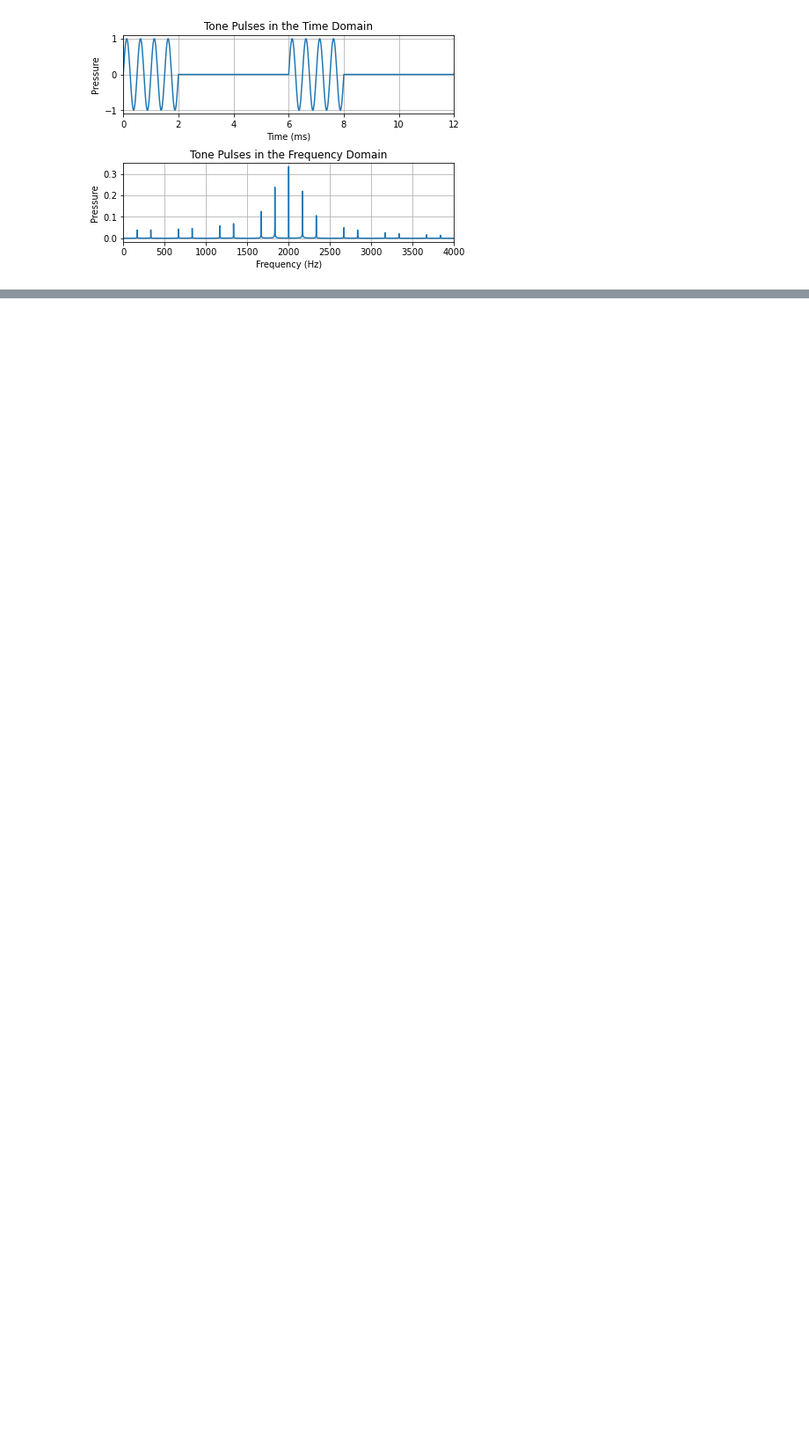
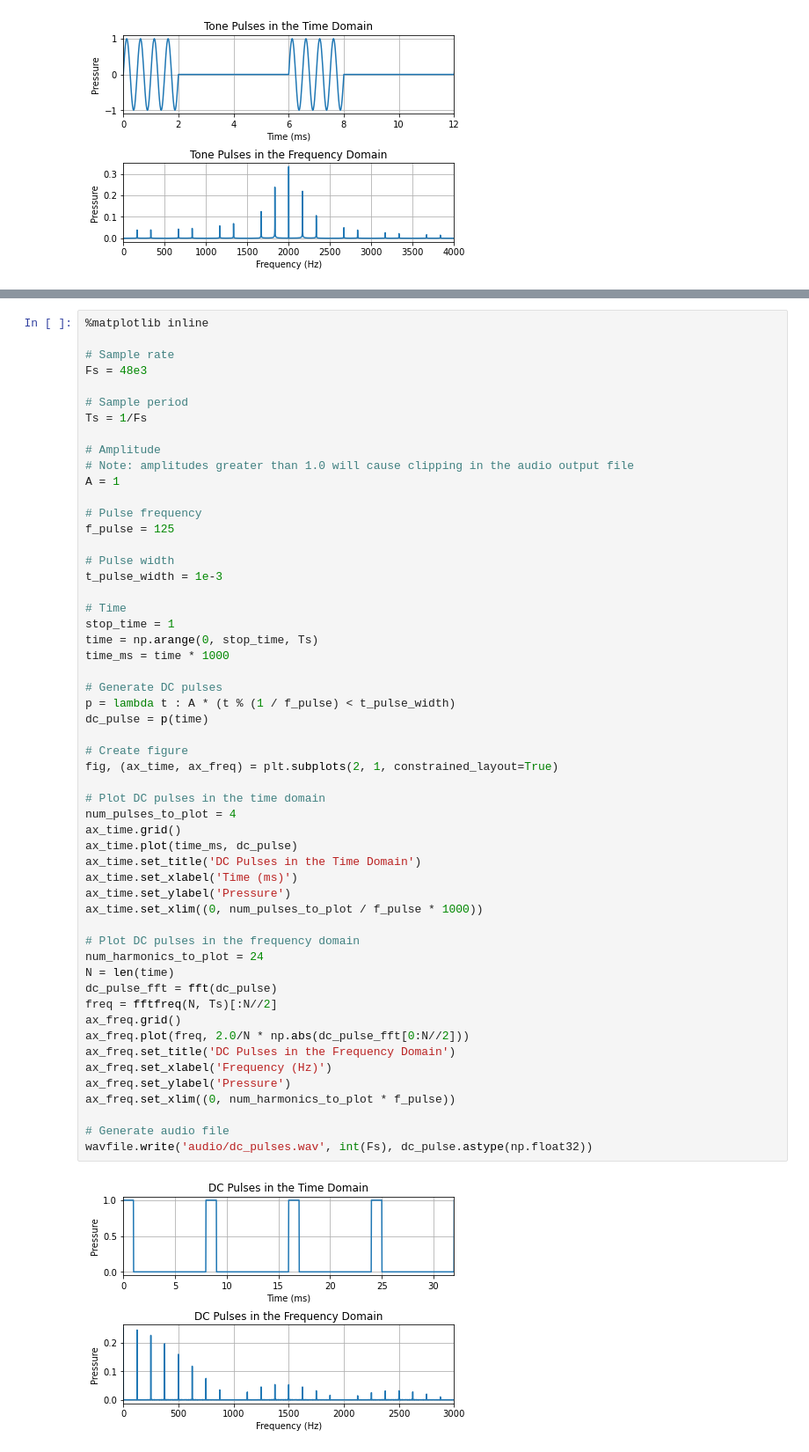
Before and after one commit to keatoncscheible/acoustics_101, a Jupyter notebook: acoustics_101.ipynb, the cells around one changed output, grey strips where cells are left out. Shown at 88% size. Drawn from its saved outputs; the diff is of its cells as text; blank space fills up the shorter version.

Commit message:
Added DC pulses info

```diff
--- a/acoustics_101.ipynb
+++ b/acoustics_101.ipynb
@@ -450,0 +475,56 @@ wavfile.write('audio/tone_pulses.wav', int(Fs), tone_pulse.astype(np.float32))
+# %%
+%matplotlib inline
+
+# Sample rate
+Fs = 48e3
+
+# Sample period
+Ts = 1/Fs
+
+# Amplitude
+# Note: amplitudes greater than 1.0 will cause clipping in the audio output file
+A = 1
+
+# Pulse frequency
+f_pulse = 125
+
+# Pulse width
+t_pulse_width = 1e-3
+
+# Time
+stop_time = 1
+time = np.arange(0, stop_time, Ts)
+time_ms = time * 1000
+
+# Generate DC pulses
+p = lambda t : A * (t % (1 / f_pulse) < t_pulse_width)
+dc_pulse = p(time)
+
+# Create figure
+fig, (ax_time, ax_freq) = plt.subplots(2, 1, constrained_layout=True)
+
+# Plot DC pulses in the time domain
+num_pulses_to_plot = 4
+ax_time.grid()
+ax_time.plot(time_ms, dc_pulse)
+ax_time.set_title('DC Pulses in the Time Domain')
+ax_time.set_xlabel('Time (ms)')
+ax_time.set_ylabel('Pressure')
+ax_time.set_xlim((0, num_pulses_to_plot / f_pulse * 1000))
+
+# Plot DC pulses in the frequency domain
+num_harmonics_to_plot = 24
+N = len(time)
+dc_pulse_fft = fft(dc_pulse)
+freq = fftfreq(N, Ts)[:N//2]
+ax_freq.grid()
+ax_freq.plot(freq, 2.0/N * np.abs(dc_pulse_fft[0:N//2]))
+ax_freq.set_title('DC Pulses in the Frequency Domain')
+ax_freq.set_xlabel('Frequency (Hz)')
+ax_freq.set_ylabel('Pressure')
+ax_freq.set_xlim((0, num_harmonics_to_plot * f_pulse))
+
+# Generate audio file
+wavfile.write('audio/dc_pulses.wav', int(Fs), dc_pulse.astype(np.float32))
+# %% [output]
+[figure, added]
```
Also changed, not shown: parts of 1 cell of this notebook, 1 other file.
